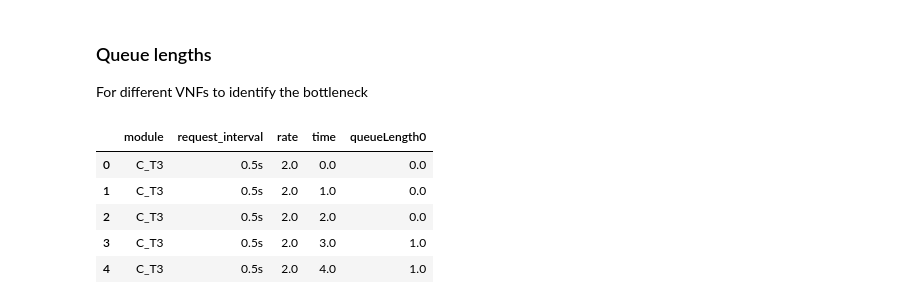
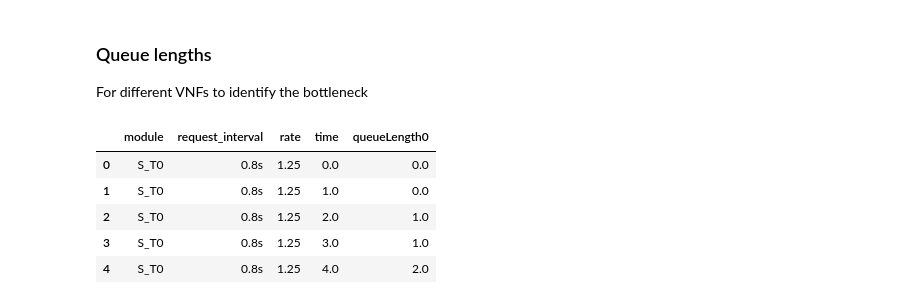
Before and after one commit to CN-UPB/ns-simulation-compiler, a Jupyter notebook: eval/max_rate.ipynb, the cells around one changed output. Cells and saved outputs as stored; diff of their text form; code cells hidden in the pictures.

```diff
--- a/eval/max_rate.ipynb
+++ b/eval/max_rate.ipynb
@@ -123,12 +117,12 @@ sns.barplot('rate', 'tokenInDelay', data=end2end_delays, estimator=max)
 ### Queue lengths
 For different VNFs to identify the bottleneck
 # %%
-qlengths = vector_values(vecs, 'queueLength0', only_modules=['C_T0', 'S_T0', 'V_T0', 'A_T0', 'C_T3'])
+qlengths = vector_values(vecs, 'queueLength0', only_modules=['C_T0', 'S_T0', 'V_T0', 'A_T0'])
 qlengths.head()
 # %% [output]
 |  | module | request_interval | rate | time | queueLength0 |
-| 0 | C_T3 | 0.5s | 2.0 | 0.0 | 0.0 |
-| 1 | C_T3 | 0.5s | 2.0 | 1.0 | 0.0 |
-| 2 | C_T3 | 0.5s | 2.0 | 2.0 | 0.0 |
-| 3 | C_T3 | 0.5s | 2.0 | 3.0 | 1.0 |
-| 4 | C_T3 | 0.5s | 2.0 | 4.0 | 1.0 |
+| 0 | S_T0 | 0.8s | 1.25 | 0.0 | 0.0 |
+| 1 | S_T0 | 0.8s | 1.25 | 1.0 | 0.0 |
+| 2 | S_T0 | 0.8s | 1.25 | 2.0 | 1.0 |
+| 3 | S_T0 | 0.8s | 1.25 | 3.0 | 1.0 |
+| 4 | S_T0 | 0.8s | 1.25 | 4.0 | 2.0 |
```
Also changed, not shown: parts of 16 cells of this notebook, 5 other files.
